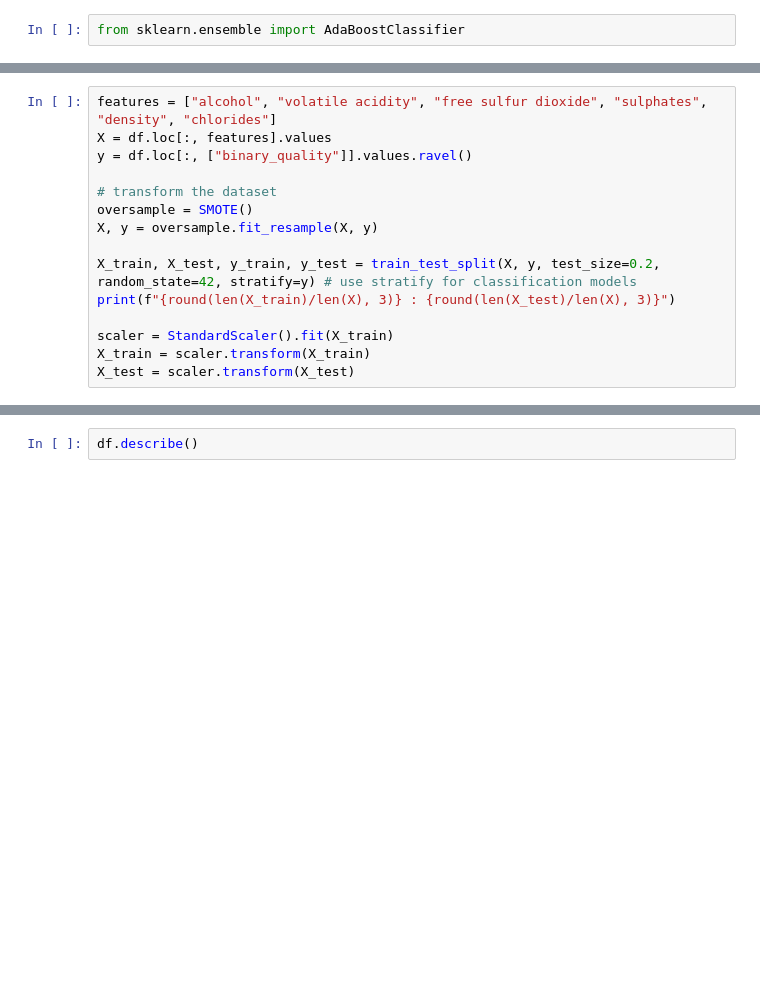
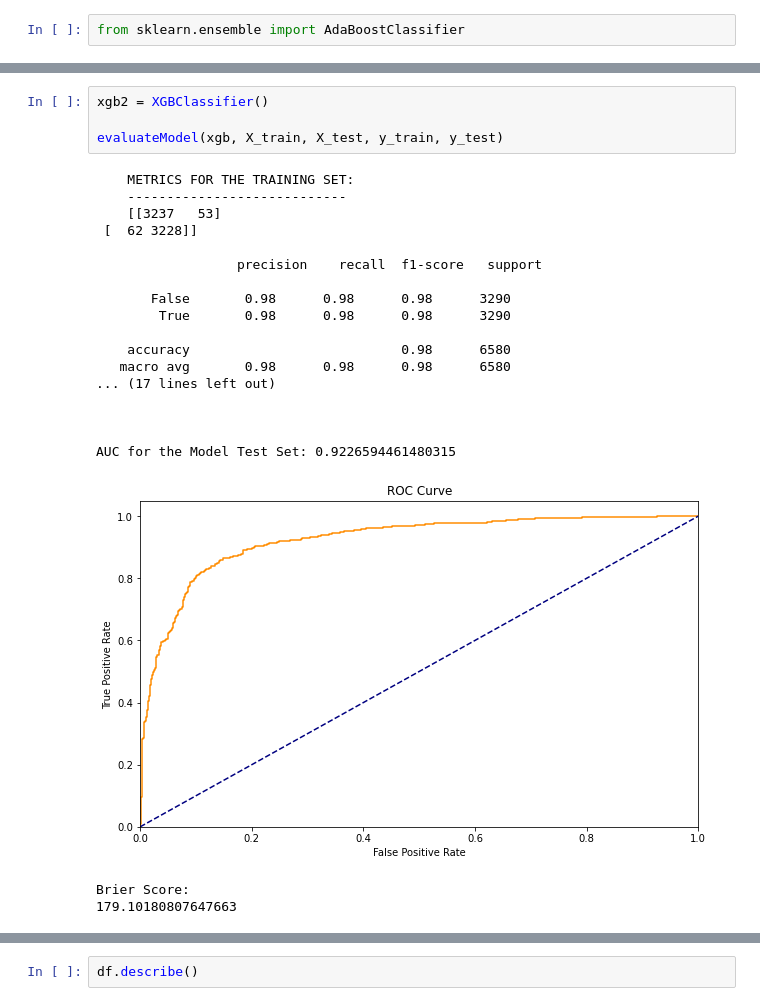
Before and after one commit to Shaunghnessy/Project4_WineQuality, a Jupyter notebook: Matt/Notebooks/quality_ml_code.ipynb, the cells around one changed output, grey strips where cells are left out. Saved outputs shown, nothing was run; the diff lists cells and outputs as text; blank space fills up the shorter version.

```diff
--- a/Matt/Notebooks/quality_ml_code.ipynb
+++ b/Matt/Notebooks/quality_ml_code.ipynb
@@ -472,15 +479,0 @@ sorted(list(zip(rf.feature_importances_, features)))
-# %%
-features = ["alcohol", "volatile acidity", "free sulfur dioxide", "sulphates", "density", "chlorides"]
-X = df.loc[:, features].values
-y = df.loc[:, ["binary_quality"]].values.ravel()
-
-# transform the dataset
-oversample = SMOTE()
-X, y = oversample.fit_resample(X, y)
-
-X_train, X_test, y_train, y_test = train_test_split(X, y, test_size=0.2, random_state=42, stratify=y) # use stratify for classification models
-print(f"{round(len(X_train)/len(X), 3)} : {round(len(X_test)/len(X), 3)}")
-
-scaler = StandardScaler().fit(X_train)
-X_train = scaler.transform(X_train)
-X_test = scaler.transform(X_test)
@@ -588,0 +496,25 @@ Brier Score:
+# %%
+xgb2 = XGBClassifier()
+
+evaluateModel(xgb, X_train, X_test, y_train, y_test)
+# %% [output]
+    METRICS FOR THE TRAINING SET:
+    ----------------------------
+    [[3237   53]
+ [  62 3228]]
+
+                  precision    recall  f1-score   support
+
+       False       0.98      0.98      0.98      3290
+        True       0.98      0.98      0.98      3290
+
+    accuracy                           0.98      6580
+   macro avg       0.98      0.98      0.98      6580
+... (17 lines left out)
+
+
+
+AUC for the Model Test Set: 0.9226594461480315
+[figure, added]
+Brier Score:
+179.10180807647663
```
Also changed, not shown: parts of 38 cells of this notebook, 17 other files.
